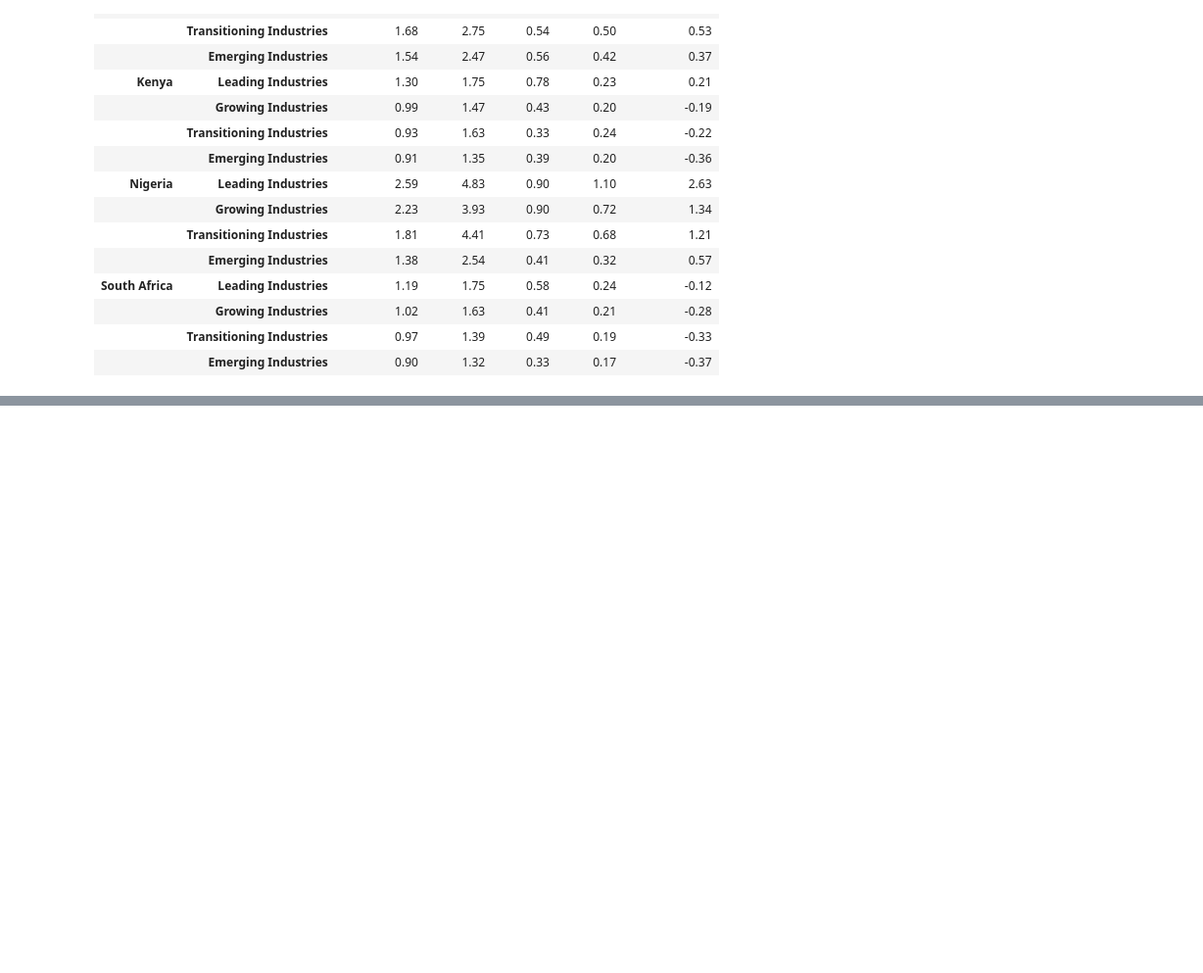
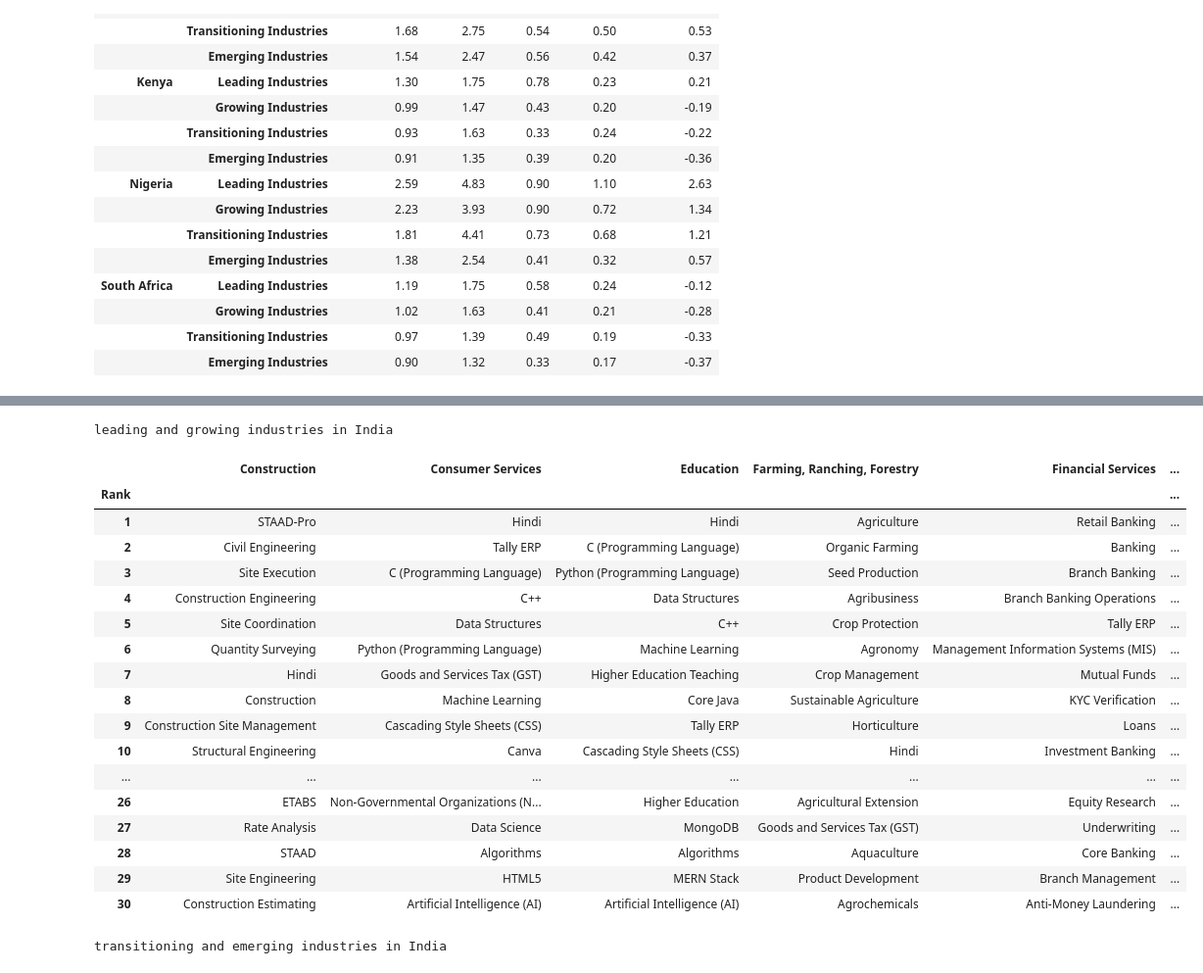
Before and after one commit to datapartnership/west-africa-labor-market-analysis, a Jupyter notebook: notebooks/linkedin-trends/linkedin-industry-performance.ipynb, the cells around one changed output, grey strips where cells are left out. Shown at 98% size. Saved outputs shown, nothing was run; the diff lists cells and outputs as text; code cells hidden in the pictures; blank space fills up the shorter version.

```diff
--- a/notebooks/linkedin-trends/linkedin-industry-performance.ipynb
+++ b/notebooks/linkedin-trends/linkedin-industry-performance.ipynb
@@ -288,0 +530,34 @@ plot_industry_tiers(industry_lhr, metrics, "South Africa")
+# %%
+display(
+    skill_grid(
+        "India", half_industries("India", TOP_HALF), "leading and growing industries"
+    )
+)
+display(
+    skill_grid(
+        "India",
+        half_industries("India", BOTTOM_HALF),
+        "transitioning and emerging industries",
+    )
+)
+# %% [output]
+leading and growing industries in India
+|  | Construction | Consumer Services | Education | Farming, Ranching, Forestry | Financial Services | ... |
+| Rank |  |  |  |  |  | ... |
+| 1 | STAAD-Pro | Hindi | Hindi | Agriculture | Retail Banking | ... |
+| 2 | Civil Engineering | Tally ERP | C (Programming Language) | Organic Farming | Banking | ... |
+| 3 | Site Execution | C (Programming Language) | Python (Programming Language) | Seed Production | Branch Banking | ... |
+| 4 | Construction Engineering | C++ | Data Structures | Agribusiness | Branch Banking Operations | ... |
+| 5 | Site Coordination | Data Structures | C++ | Crop Protection | Tally ERP | ... |
+| 6 | Quantity Surveying | Python (Programming Language) | Machine Learning | Agronomy | Management Information Systems (MIS) | ... |
+| 7 | Hindi | Goods and Services Tax (GST) | Higher Education Teaching | Crop Management | Mutual Funds | ... |
+| 8 | Construction | Machine Learning | Core Java | Sustainable Agriculture | KYC Verification | ... |
+| 9 | Construction Site Management | Cascading Style Sheets (CSS) | Tally ERP | Horticulture | Loans | ... |
+| 10 | Structural Engineering | Canva | Cascading Style Sheets (CSS) | Hindi | Investment Banking | ... |
+| ... | ... | ... | ... | ... | ... | ... |
+| 26 | ETABS | Non-Governmental Organizations (N... | Higher Education | Agricultural Extension | Equity Research | ... |
+| 27 | Rate Analysis | Data Science | MongoDB | Goods and Services Tax (GST) | Underwriting | ... |
+| 28 | STAAD | Algorithms | Algorithms | Aquaculture | Core Banking | ... |
+| 29 | Site Engineering | HTML5 | MERN Stack | Product Development | Branch Management | ... |
+| 30 | Construction Estimating | Artificial Intelligence (AI) | Artificial Intelligence (AI) | Agrochemicals | Anti-Money Laundering | ... |
+transitioning and emerging industries in India
```
Also changed, not shown: parts of 19 cells of this notebook, 2 other files.
